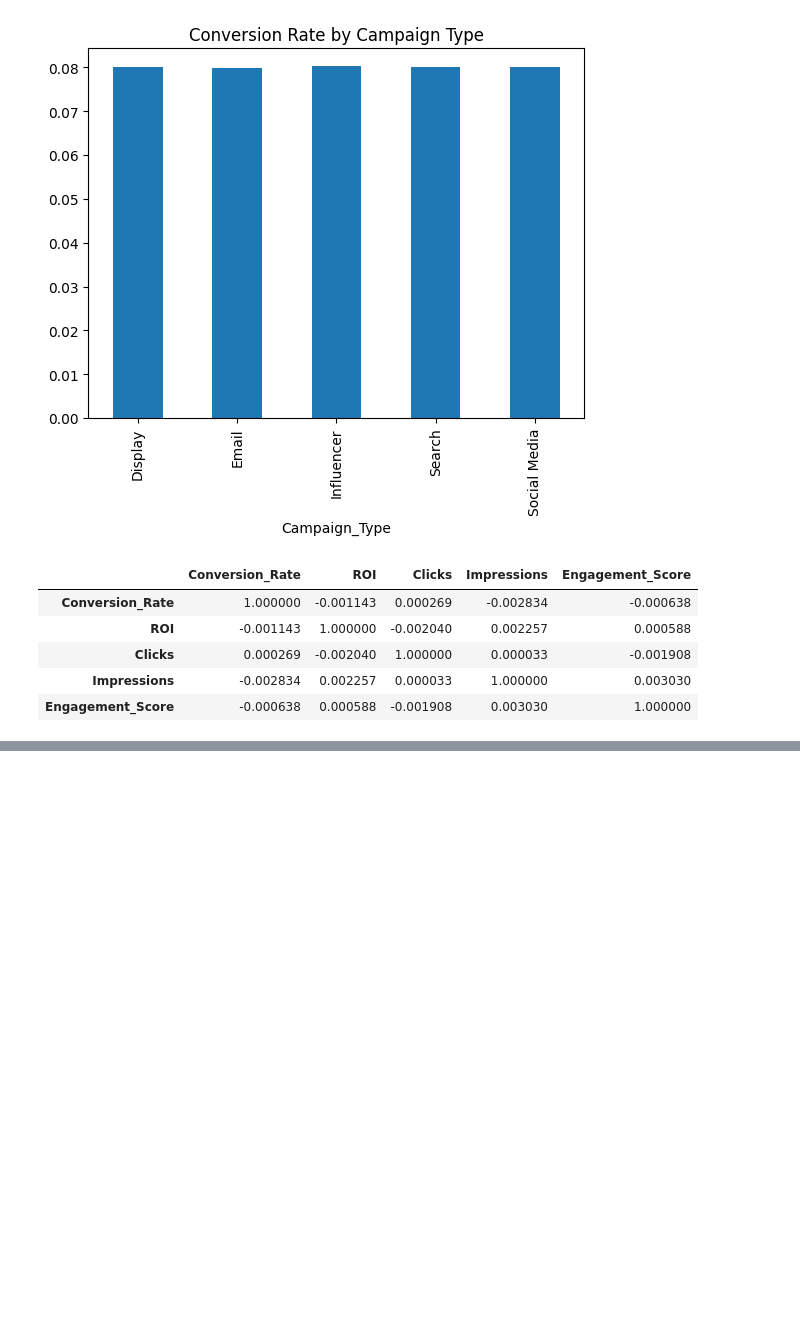
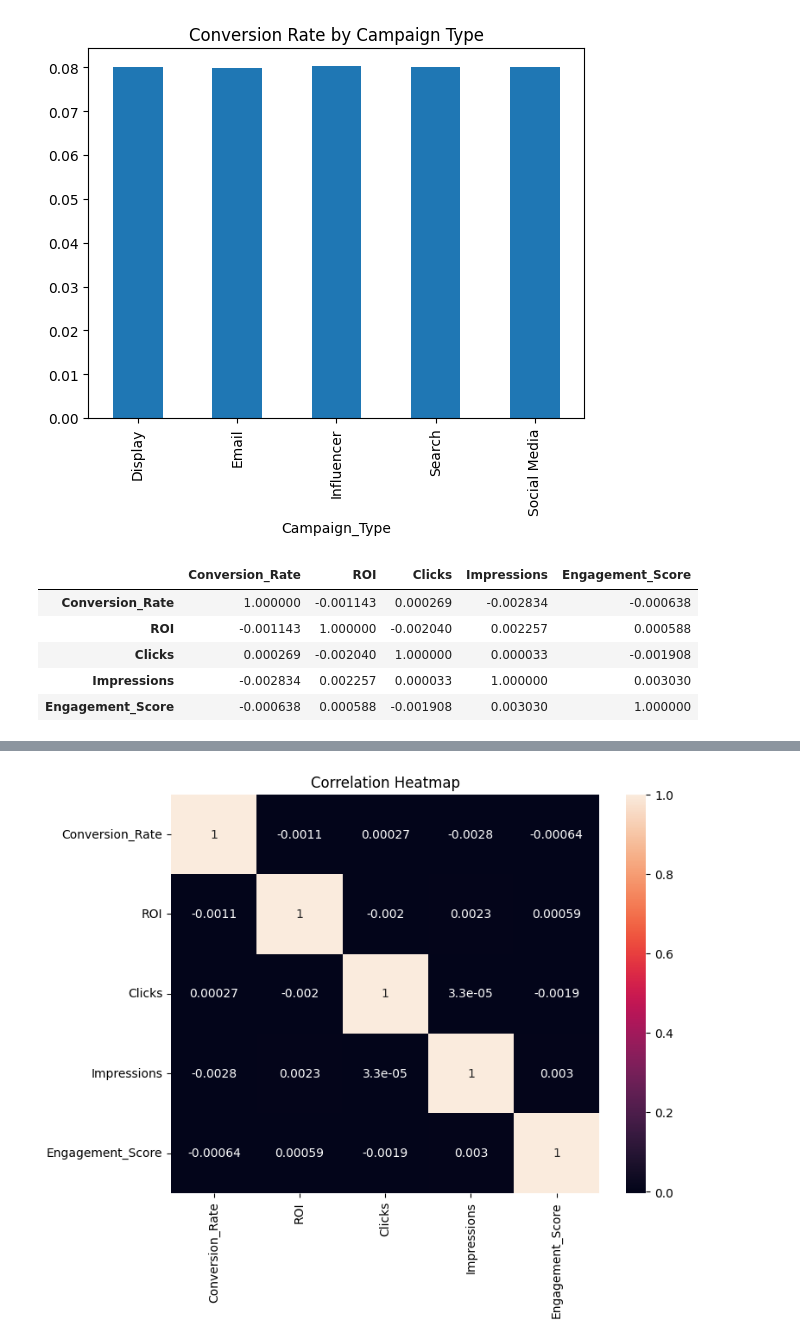
Before and after one commit to ap073/data_analytics_project1, a Jupyter notebook: notebooks/01_EDA.ipynb, the cells around one changed output, grey strips where cells are left out. Saved outputs shown, nothing was run; the diff lists cells and outputs as text; code cells hidden in the pictures; blank space fills up the shorter version.

```diff
--- a/notebooks/01_EDA.ipynb
+++ b/notebooks/01_EDA.ipynb
@@ -150,0 +210,13 @@ df[['Conversion_Rate','ROI','Clicks','Impressions','Engagement_Score']].corr()
+# %%
+import seaborn as sns
+import matplotlib.pyplot as plt
+
+plt.figure(figsize=(8,6))
+sns.heatmap(
+    df[['Conversion_Rate','ROI','Clicks','Impressions','Engagement_Score']].corr(),
+    annot=True
+)
+plt.title('Correlation Heatmap')
+plt.show()
+# %% [output]
+[figure, added]
```
Also changed, not shown: parts of 6 cells of this notebook.
